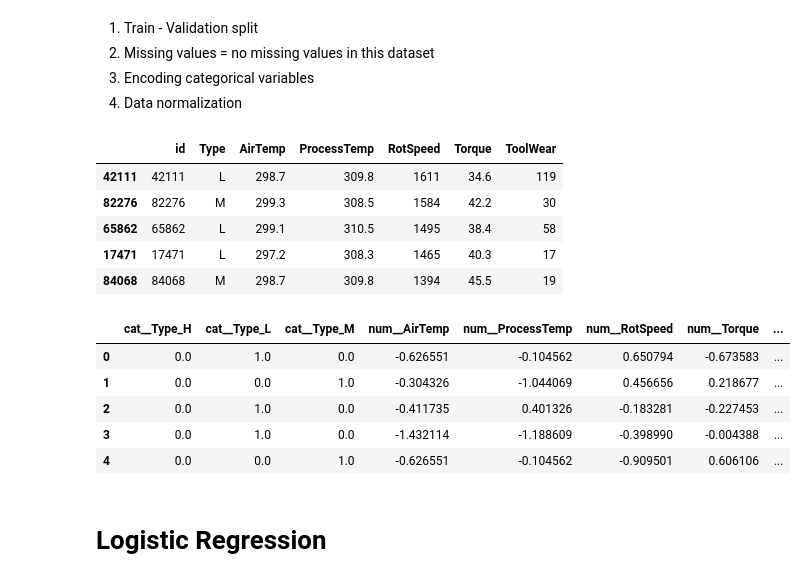
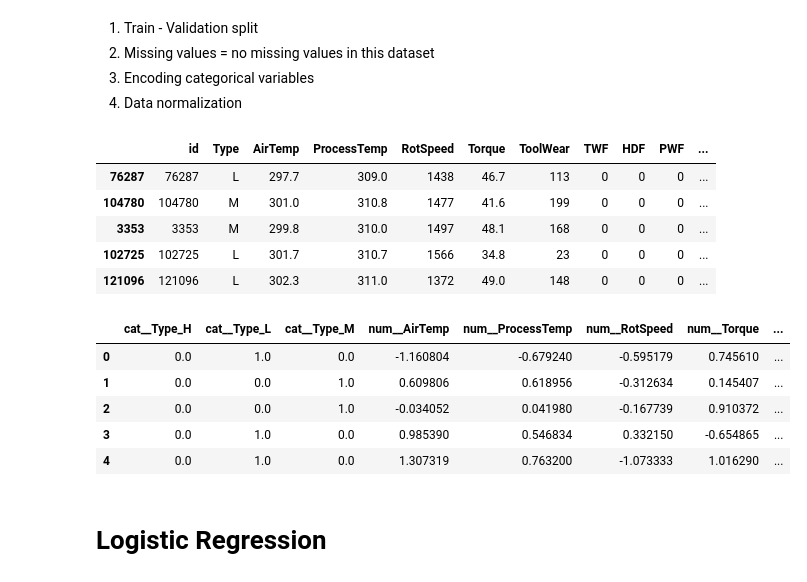
Before and after one commit to sharmilat29/Kaggle-Machine-Failure-Classification-Algorithms, a Jupyter notebook: machine-failure-binary-classification.ipynb, the cells around one changed output. Cells and saved outputs as stored; diff of their text form; code cells hidden in the pictures.

```diff
--- a/machine-failure-binary-classification.ipynb
+++ b/machine-failure-binary-classification.ipynb
@@ -110,7 +110,7 @@ Index(['id', 'Product ID', 'Type', 'AirTemp', 'ProcessTemp', 'RotSpeed',
        'RNF'],
       dtype='object')
 # %%
-df = df.drop(["Product ID", "TWF", "HDF", "PWF", "OSF", "RNF"], axis = 1)
+df = df.drop(["Product ID"], axis = 1)
 df.columns
 # %% [output]
 Index(['id', 'Type', 'AirTemp', 'ProcessTemp', 'RotSpeed', 'Torque',
@@ -143,47 +143,47 @@ train_X, val_X, train_y, val_y = train_test_split(complete_train, complete_y)
 
 train_X.head()
 # %% [output]
-|  | id | Type | AirTemp | ProcessTemp | RotSpeed | Torque | ToolWear |
-| 42111 | 42111 | L | 298.7 | 309.8 | 1611 | 34.6 | 119 |
-| 82276 | 82276 | M | 299.3 | 308.5 | 1584 | 42.2 | 30 |
-| 65862 | 65862 | L | 299.1 | 310.5 | 1495 | 38.4 | 58 |
-| 17471 | 17471 | L | 297.2 | 308.3 | 1465 | 40.3 | 17 |
-| 84068 | 84068 | M | 298.7 | 309.8 | 1394 | 45.5 | 19 |
+|  | id | Type | AirTemp | ProcessTemp | RotSpeed | Torque | ToolWear | TWF | HDF | PWF | ... |
+| 76287 | 76287 | L | 297.7 | 309.0 | 1438 | 46.7 | 113 | 0 | 0 | 0 | ... |
+| 104780 | 104780 | M | 301.0 | 310.8 | 1477 | 41.6 | 199 | 0 | 0 | 0 | ... |
+| 3353 | 3353 | M | 299.8 | 310.0 | 1497 | 48.1 | 168 | 0 | 0 | 0 | ... |
+| 102725 | 102725 | L | 301.7 | 310.7 | 1566 | 34.8 | 23 | 0 | 0 | 0 | ... |
+| 121096 | 121096 | L | 302.3 | 311.0 | 1372 | 49.0 | 148 | 0 | 0 | 0 | ... |
 # %%
 # Variable types:
 # Continuous = ["AirTemp", "ProcessTemp", "RotSpeed", "Torque", "ToolWear"]
 # Categorical = ["Type"]
 
 # Normalize continuous variables:
 
 from sklearn.preprocessing import StandardScaler
 from sklearn.preprocessing import OneHotEncoder
 from sklearn.compose import ColumnTransformer
 
 transformers = [
     ('cat', OneHotEncoder(handle_unknown = 'ignore'), ['Type']),
     ('num', StandardScaler(), ['AirTemp', 'ProcessTemp', 'RotSpeed', 'Torque', 'ToolWear']),
-    ('skip', 'passthrough', ['id'])
+    ('skip', 'passthrough', ['id', 'TWF', 'HDF', 'PWF', 'OSF', 'RNF'])
 ]
 
 col_transformer = ColumnTransformer(transformers)
 
 #train_X_num = pd.DataFrame(sc.fit_transform(train_X_num), columns = train_X_num.columns)
 #val_X_num = pd.DataFrame(sc.transform(val_X_num), columns = val_X_num.columns)
 
 #train_X_num.head()
 
 train_X_new = pd.DataFrame(col_transformer.fit_transform(train_X), columns = col_transformer.get_feature_names_out())
 val_X_new = pd.DataFrame(col_transformer.transform(val_X), columns = col_transformer.get_feature_names_out())
 
 train_X_new.head()
 # %% [output]
 |  | cat__Type_H | cat__Type_L | cat__Type_M | num__AirTemp | num__ProcessTemp | num__RotSpeed | num__Torque | ... |
-| 0 | 0.0 | 1.0 | 0.0 | -0.626551 | -0.104562 | 0.650794 | -0.673583 | ... |
-| 1 | 0.0 | 0.0 | 1.0 | -0.304326 | -1.044069 | 0.456656 | 0.218677 | ... |
-| 2 | 0.0 | 1.0 | 0.0 | -0.411735 | 0.401326 | -0.183281 | -0.227453 | ... |
-| 3 | 0.0 | 1.0 | 0.0 | -1.432114 | -1.188609 | -0.398990 | -0.004388 | ... |
-| 4 | 0.0 | 0.0 | 1.0 | -0.626551 | -0.104562 | -0.909501 | 0.606106 | ... |
+| 0 | 0.0 | 1.0 | 0.0 | -1.160804 | -0.679240 | -0.595179 | 0.745610 | ... |
+| 1 | 0.0 | 0.0 | 1.0 | 0.609806 | 0.618956 | -0.312634 | 0.145407 | ... |
+| 2 | 0.0 | 0.0 | 1.0 | -0.034052 | 0.041980 | -0.167739 | 0.910372 | ... |
+| 3 | 0.0 | 1.0 | 0.0 | 0.985390 | 0.546834 | 0.332150 | -0.654865 | ... |
+| 4 | 0.0 | 1.0 | 0.0 | 1.307319 | 0.763200 | -1.073333 | 1.016290 | ... |
 # %% [markdown]
 # Logistic Regression
 # %%
```
Also changed, not shown: parts of 10 cells of this notebook.
